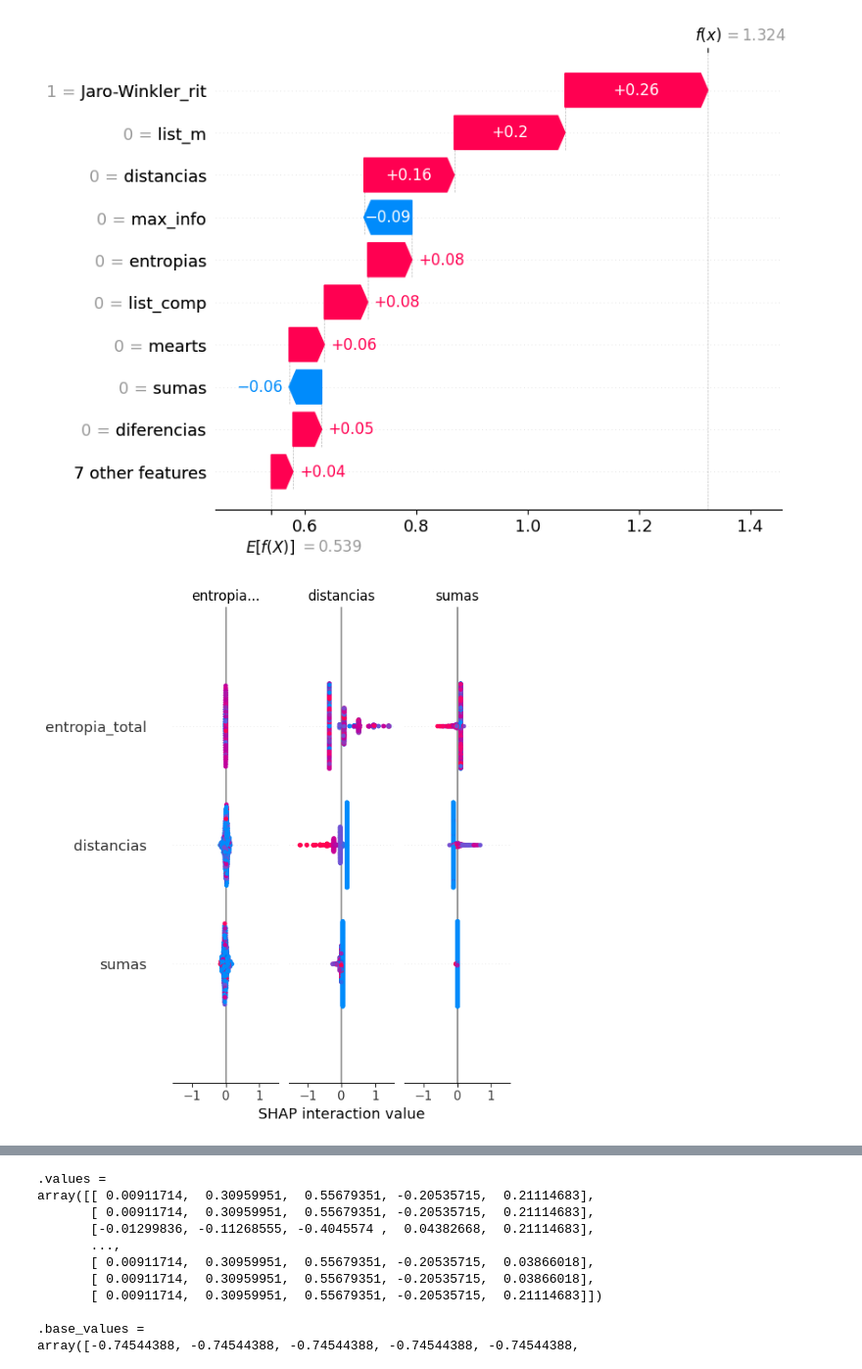
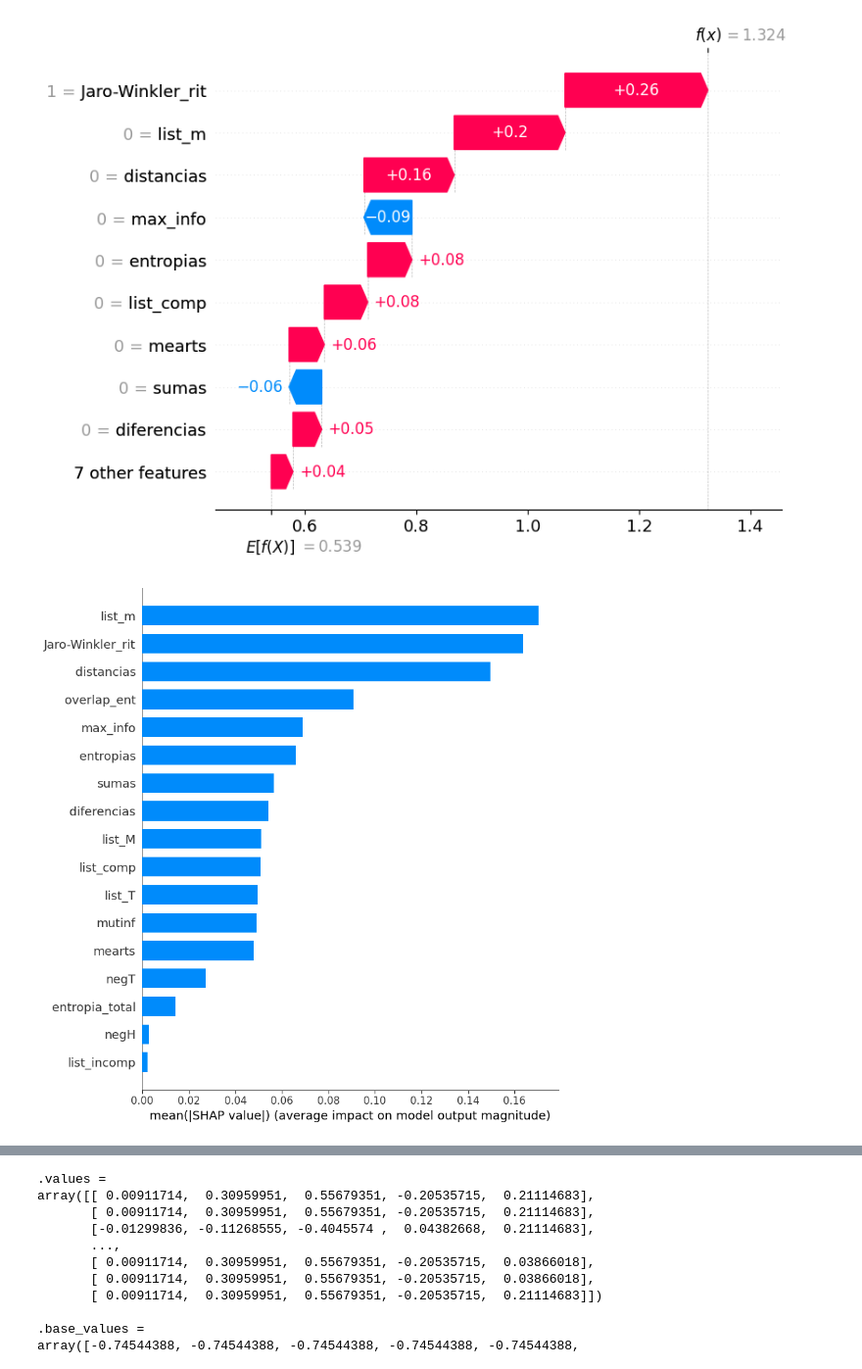
Before and after one commit to david-T-M/RIT_abril, a Jupyter notebook: Regresion_logist_RTE3_3ways_Entidades4.ipynb, the cells around one changed output, grey strips where cells are left out. Shown at 98% size. Saved outputs shown, nothing was run; the diff lists cells and outputs as text; code cells hidden in the pictures.

```diff
--- a/Regresion_logist_RTE3_3ways_Entidades4.ipynb
+++ b/Regresion_logist_RTE3_3ways_Entidades4.ipynb
@@ -458,3 +458,6 @@ X_train.shape
 X_test.shape
 # %% [output]
 (800, 17)
+# %%
+test=test.drop(["predicciones"],axis=1)
+test
@@ -460,0 +499,37 @@ X_test.shape
+# %%
+for i in [0,len(features)-1]:
+    com=combinaciones(features,i+1)
+    for c_ in com:
+        l=c_[:]
+        l.insert(0,"clases")
+        train_temp=train.drop(l,axis=1)
+        test_temp=test.drop(l,axis=1)
+        scaler = preprocessing.MaxAbsScaler().fit(train_temp)
+        X_scaled = scaler.transform(train_temp)
+        train_temp = X_scaled
+        scaler = preprocessing.MaxAbsScaler().fit(test_temp)
+        X_scaled = scaler.transform(test_temp)
+        test_temp = X_scaled
+        model = LogisticRegression(penalty="l2", C=1)
+        model.fit(train_temp,y_train)
+        X_train_cv=np.concatenate((train_temp, test_temp), axis=0)
+        Y_train_cv=np.concatenate((y_train, y_test), axis=0)
+        new_data["feature"].append(c_[:])
+        kfold = model_selection.KFold(n_splits=20)
+        cv_results = model_selection.cross_val_score(model, X_train_cv, Y_train_cv, cv=kfold, scoring='accuracy')
+        new_data["accuracy"].append(round(cv_results.mean(),2))
+        new_data["std_accuracy"].append(cv_results.std())
+        cv_results = model_selection.cross_val_score(model, X_train_cv, Y_train_cv, cv=kfold, scoring='precision_weighted')
+        new_data["precision_w"].append(round(cv_results.mean(),2))
+        new_data["std_precision_w"].append(cv_results.std())
+        cv_results = model_selection.cross_val_score(model, X_train_cv, Y_train_cv, cv=kfold, scoring='recall_weighted')
+        new_data["recall_w"].append(round(cv_results.mean(),2))
+        new_data["std_recall_w"].append(cv_results.std())
+        cv_results = model_selection.cross_val_score(model, X_train_cv, Y_train_cv, cv=kfold, scoring='f1_weighted')
+        new_data["f1_w"].append(round(cv_results.mean(),2))
+        new_data["std_f1_w"].append(cv_results.std())
+        cv_results = model_selection.cross_val_score(model, X_train_cv, Y_train_cv, cv=kfold, scoring='matthews_corrcoef')
+        new_data["matthews"].append(round(cv_results.mean(),2))
+        new_data["std_matthews"].append(cv_results.std())
+df_resultados = pd.DataFrame(new_data)
+df_resultados.to_csv("RTE3_3ways_C.csv")
@@ -536,6 +695,6 @@ print(classification_report( y_test,y_predict))
    macro avg       0.54      0.47      0.46       800
 weighted avg       0.61      0.64      0.61       800
 # %%
-explainer = shap.Explainer(model,X_train,feature_names=test.columns[:-1])
+explainer = shap.Explainer(model,X_train,feature_names=test.columns[:-2])
 shap_values = explainer(X_test)
 # %%
@@ -597,6 +756,6 @@ shap.plots.waterfall(shap_values[ind,:,1])
  0.42857143 1.         0.         0.        ]
 [figure]
 # %%
-shap.summary_plot(shap_values, X_test,plot_type="bar")
+shap.summary_plot(shap_values[:,:,1], X_test,plot_type="bar")
 # %% [output]
-[figure, old version]
+[figure, new version]
```
Also changed, not shown: parts of 25 cells of this notebook, 40 other files.
